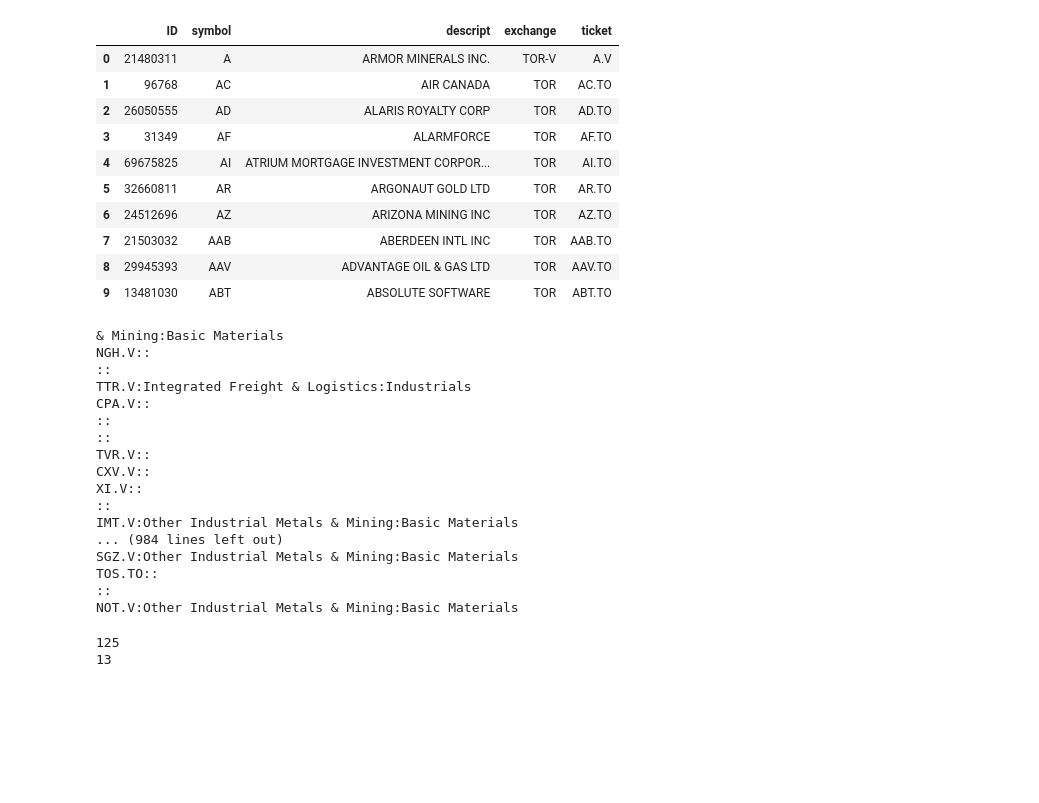
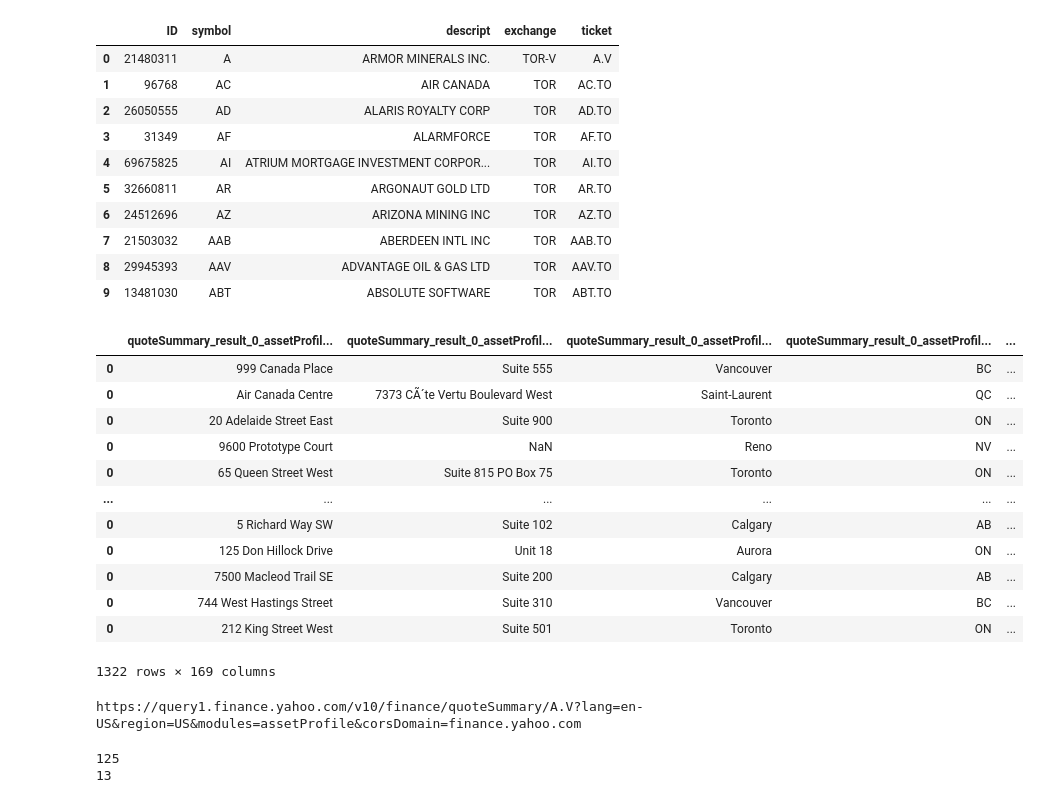
Before and after one commit to WalterKung/dataset, a Jupyter notebook: stock_master/SS_Get_Industry_from_stock.ipynb, the cells around one changed output. Cells and saved outputs as stored; diff of their text form; code cells hidden in the pictures; blank space fills up the shorter version.

Commit message:
add all summary to pandas

```diff
--- a/stock_master/SS_Get_Industry_from_stock.ipynb
+++ b/stock_master/SS_Get_Industry_from_stock.ipynb
@@ -72,6 +72,60 @@ df.head(10)
 | 7 | 21503032 | AAB | ABERDEEN INTL INC | TOR | AAB.TO |
 | 8 | 29945393 | AAV | ADVANTAGE OIL & GAS LTD | TOR | AAV.TO |
 | 9 | 13481030 | ABT | ABSOLUTE SOFTWARE | TOR | ABT.TO |
+# %%
+# optional: save all the value into attributes table instead of just storing industry
+
+from pandas import json_normalize
+import pandas as pd
+import requests
+
+def flatten_json(y):
+    out = {}
+
+    def flatten(x, name =''):
+        if type(x) is dict:
+            for a in x:
+                flatten(x[a], name + a + '_')
+        elif type(x) is list:
+            i = 0
+            for a in x:
+                flatten(a, name + str(i) + '_')
+                i += 1
+        else:
+            out[name[:-1]] = x
+
+    flatten(y)
+    return out
+
+dfout = pd.DataFrame()
+for ticket in df.ticket:
+    if len(ticket) > 0:
+        try:
+            r = requests.get("https://query1.finance.yahoo.com/v10/finance/quoteSummary/" + ticket + "?lang=en-US&region=US&modules=assetProfile&corsDomain=finance.yahoo.com")
+            rj = r.json()
+            if not (rj['quoteSummary']['result'] is None):
+                dfout = pd.concat([dfout, json_normalize(flatten_json(r.json()))])
+        except:
+            pass
+    print(ticket + ':' + str(len(dfout)))
+
+dfout.to_sql('stock_attributes', con = conn)
+# %%
+dfout
+# %% [output]
+|  | quoteSummary_result_0_assetProfil... | quoteSummary_result_0_assetProfil... | quoteSummary_result_0_assetProfil... | quoteSummary_result_0_assetProfil... | ... |
+| 0 | 999 Canada Place | Suite 555 | Vancouver | BC | ... |
+| 0 | Air Canada Centre | 7373 CÃ´te Vertu Boulevard West | Saint-Laurent | QC | ... |
+| 0 | 20 Adelaide Street East | Suite 900 | Toronto | ON | ... |
+| 0 | 9600 Prototype Court | NaN | Reno | NV | ... |
+| 0 | 65 Queen Street West | Suite 815 PO Box 75 | Toronto | ON | ... |
+| ... | ... | ... | ... | ... | ... |
+| 0 | 5 Richard Way SW | Suite 102 | Calgary | AB | ... |
+| 0 | 125 Don Hillock Drive | Unit 18 | Aurora | ON | ... |
+| 0 | 7500 Macleod Trail SE | Suite 200 | Calgary | AB | ... |
+| 0 | 744 West Hastings Street | Suite 310 | Vancouver | BC | ... |
+| 0 | 212 King Street West | Suite 501 | Toronto | ON | ... |
+1322 rows × 169 columns
 # %%
 import requests
 json_txts = []
@@ -95,28 +149,14 @@ for ticket in df.ticket:
                 pass
         except:
             pass
+
+
     print(ticket + ':' + industry + ":" + sector)
     json_txts.append(json_txt)
     sectors.append(sector)
     industrys.append(industry)
 # %% [output]
-& Mining:Basic Materials
-NGH.V::
-::
-TTR.V:Integrated Freight & Logistics:Industrials
-CPA.V::
-::
-::
-TVR.V::
-CXV.V::
-XI.V::
-::
-IMT.V:Other Industrial Metals & Mining:Basic Materials
-... (984 lines left out)
-SGZ.V:Other Industrial Metals & Mining:Basic Materials
-TOS.TO::
-::
-NOT.V:Other Industrial Metals & Mining:Basic Materials
+https://query1.finance.yahoo.com/v10/finance/quoteSummary/A.V?lang=en-US&region=US&modules=assetProfile&corsDomain=finance.yahoo.com
 # %%
 df['industry']=industrys
 df['sector'] = sectors
```
Also changed, not shown: parts of 1 cell of this notebook.
